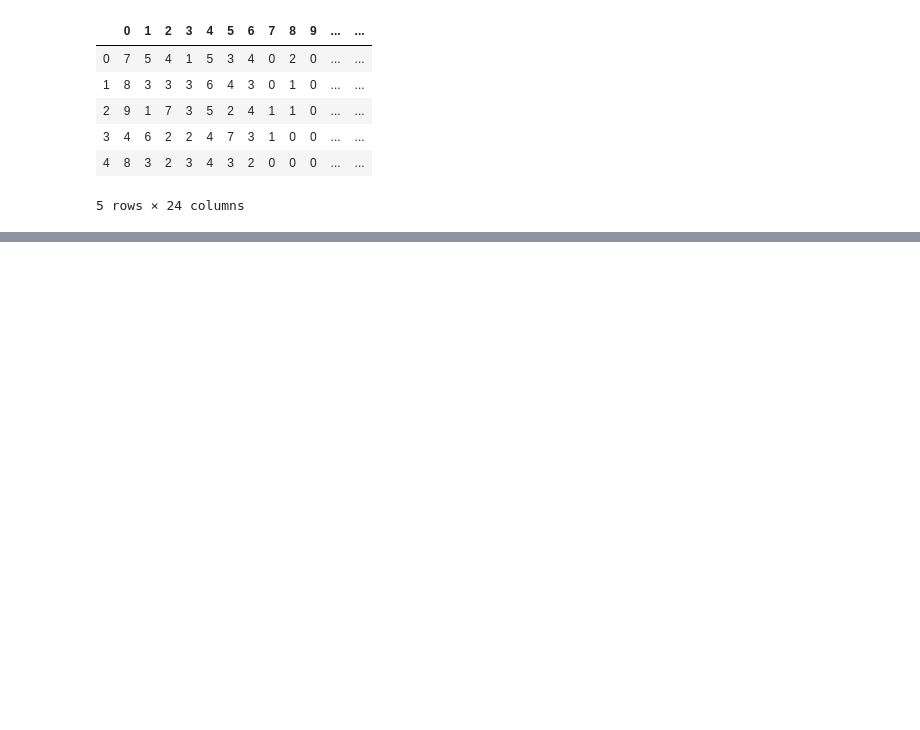
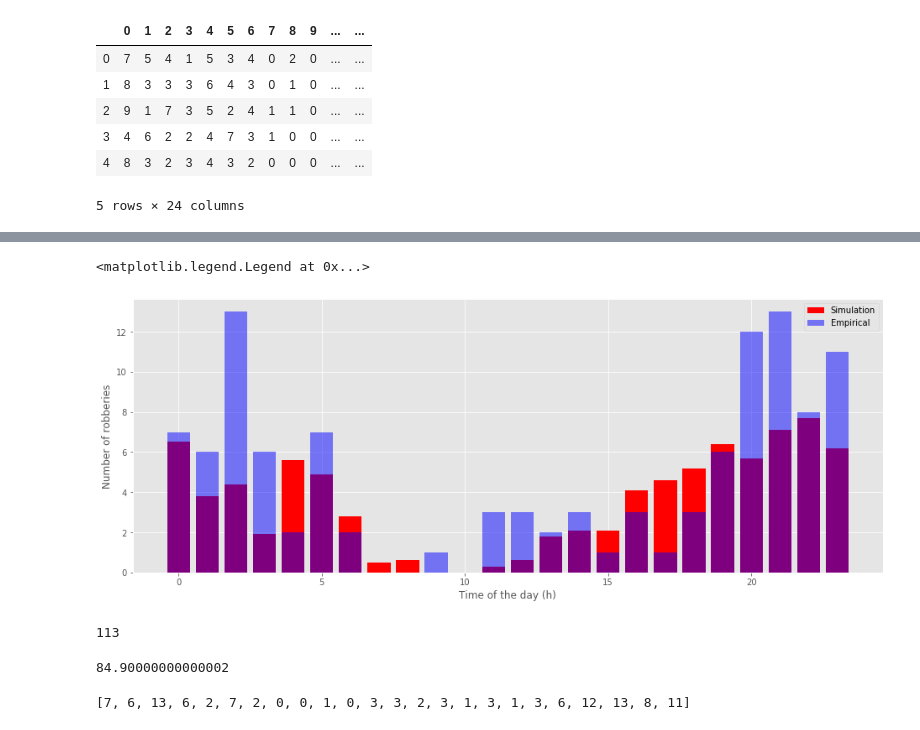
Before and after one commit to ericinlinux/ABM4CTT, a Jupyter notebook: Python/BehaviorSpace_Analysis_Phase_4a.ipynb, the cells around one changed output, grey strips where cells are left out. Cells and saved outputs as stored; diff of their text form; code cells hidden in the pictures; blank space fills up the shorter version.

```diff
--- a/Python/BehaviorSpace_Analysis_Phase_4a.ipynb
+++ b/Python/BehaviorSpace_Analysis_Phase_4a.ipynb
@@ -149,0 +159,23 @@ pearsonr(empData, mean_results)
+# %%
+x = range(0,24)
+plt.figure(figsize=((16,6)))
+plt.bar(x, mean_results, color='red', label='Simulation')
+plt.xlabel('Time of the day (h)')
+plt.ylabel('Number of robberies')
+plt.bar(x, empData, color='blue', label='Empirical', alpha=0.5)
+plt.legend()
+# %% [output]
+<matplotlib.legend.Legend at 0x...>
+[figure, added]
+# %%
+sum(empData)
+# %% [output]
+113
+# %%
+sum(mean_results)
+# %% [output]
+84.90000000000002
+# %%
+empData
+# %% [output]
+[7, 6, 13, 6, 2, 7, 2, 0, 0, 1, 0, 3, 3, 2, 3, 1, 3, 1, 3, 6, 12, 13, 8, 11]
```
Also changed, not shown: parts of 7 cells of this notebook, 3 other files.
